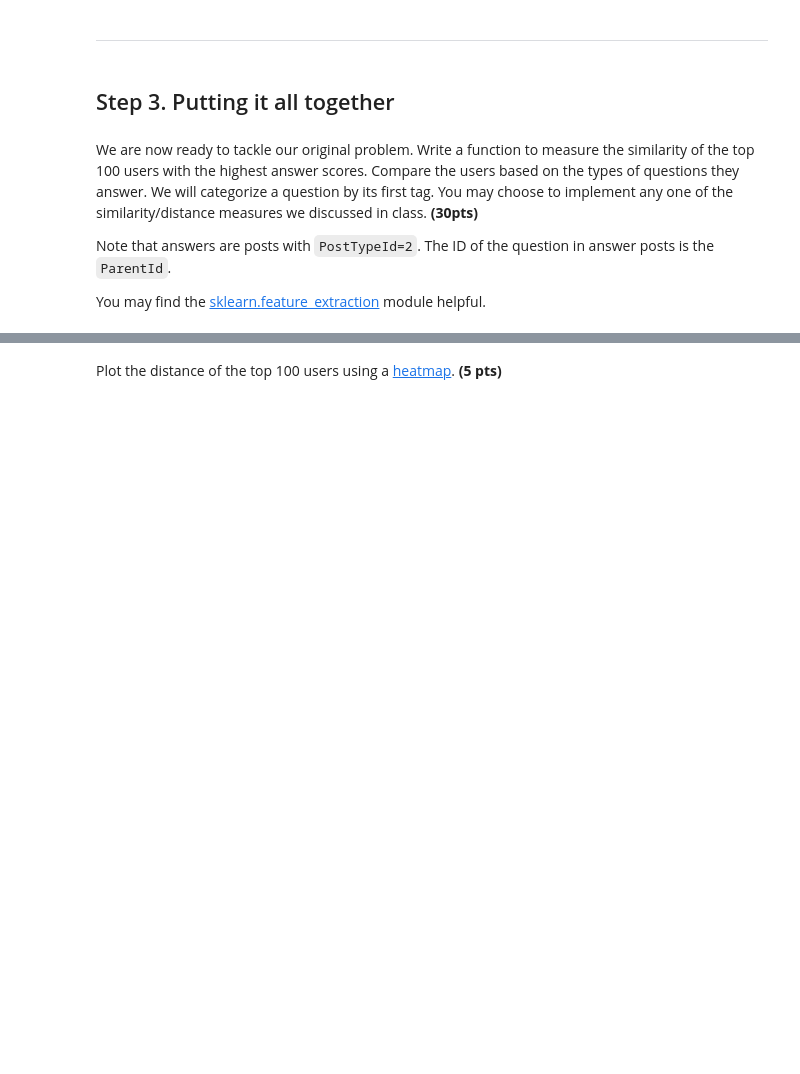
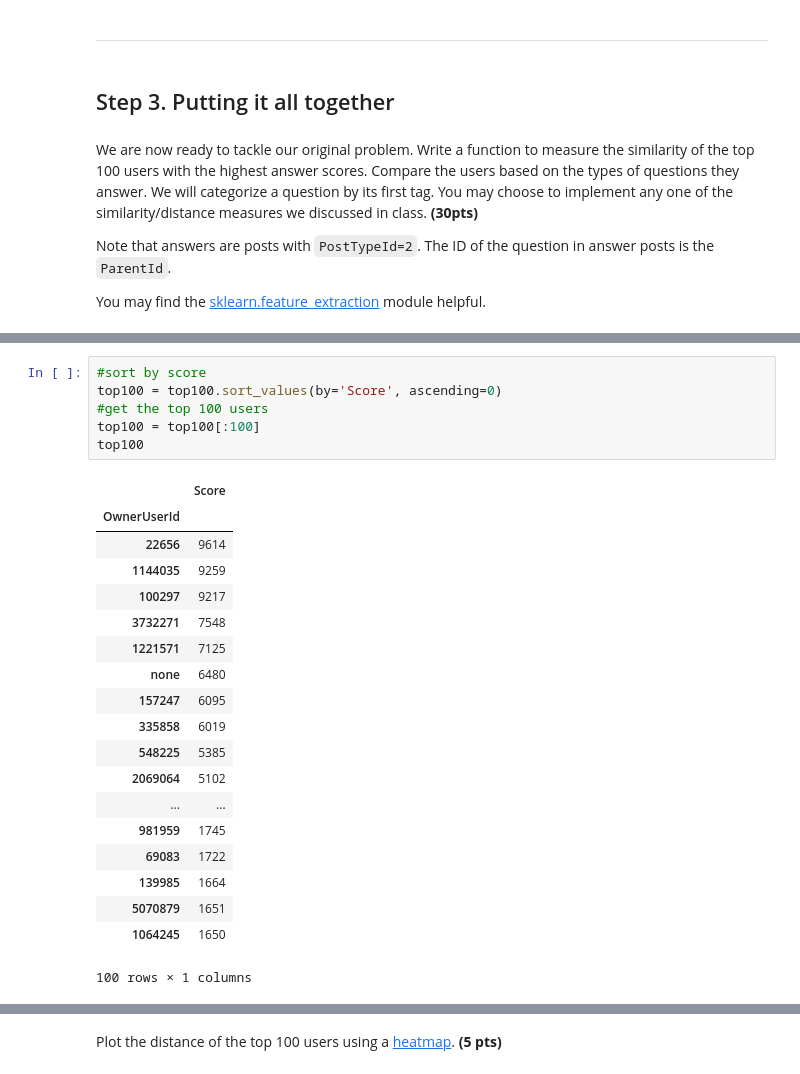
Before and after one commit to lmckone/Stackoverflow-user-similarity, a Jupyter notebook: Homework-1-1.ipynb, the cells around one changed output, grey strips where cells are left out. Drawn from its saved outputs; the diff is of its cells as text; blank space fills up the shorter version.

```diff
--- a/Homework-1-1.ipynb
+++ b/Homework-1-1.ipynb
@@ -99,0 +276,26 @@ You may find the [sklearn.feature_extraction](http://scikit-learn.org/stable/mod
+# %%
+#sort by score
+top100 = top100.sort_values(by='Score', ascending=0)
+#get the top 100 users
+top100 = top100[:100]
+top100
+# %% [output]
+|  | Score |
+| OwnerUserId |  |
+| 22656 | 9614 |
+| 1144035 | 9259 |
+| 100297 | 9217 |
+| 3732271 | 7548 |
+| 1221571 | 7125 |
+| none | 6480 |
+| 157247 | 6095 |
+| 335858 | 6019 |
+| 548225 | 5385 |
+| 2069064 | 5102 |
+| ... | ... |
+| 981959 | 1745 |
+| 69083 | 1722 |
+| 139985 | 1664 |
+| 5070879 | 1651 |
+| 1064245 | 1650 |
+100 rows × 1 columns
```
Also changed, not shown: parts of 19 cells of this notebook, 1 other file.
